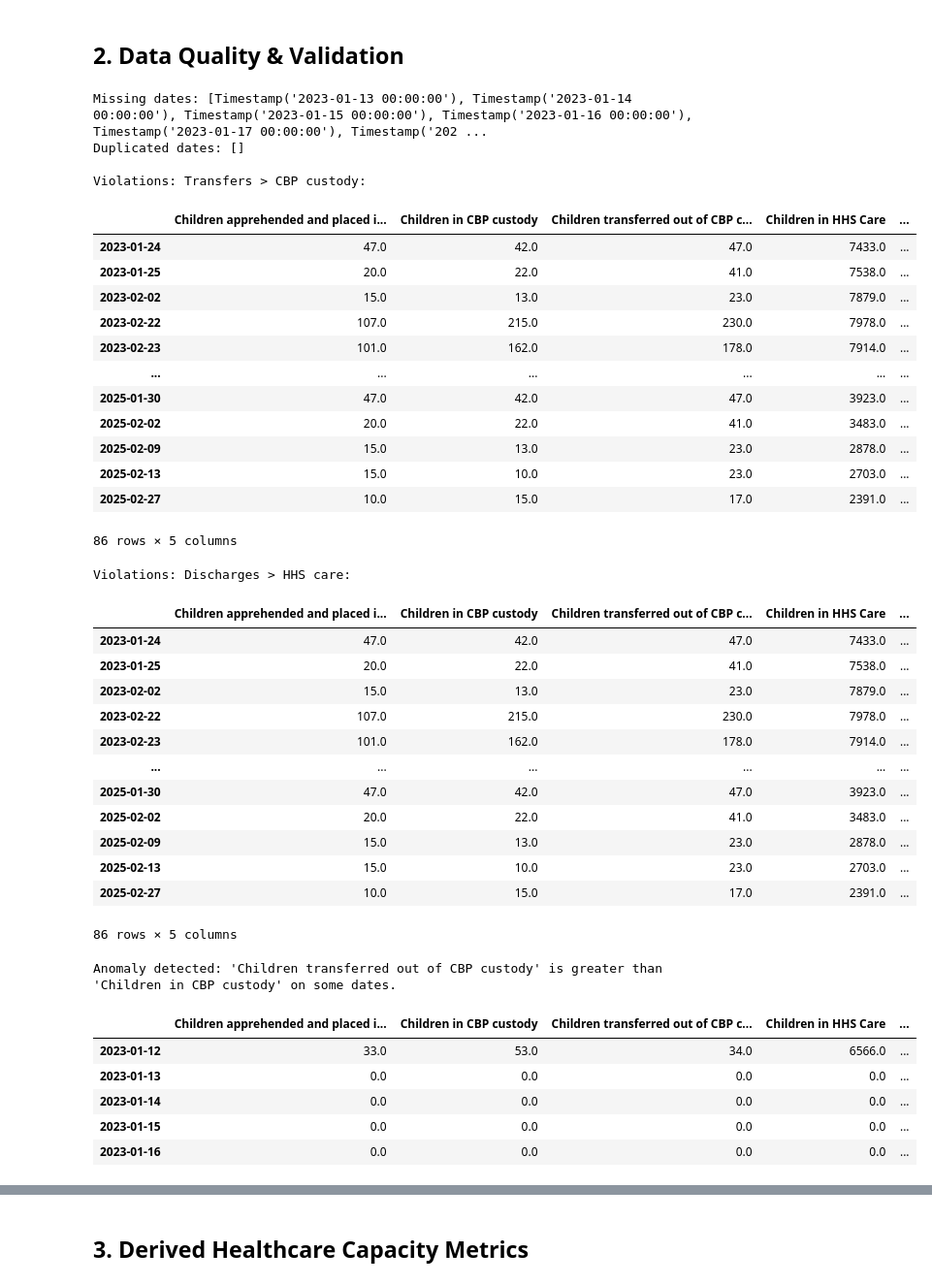
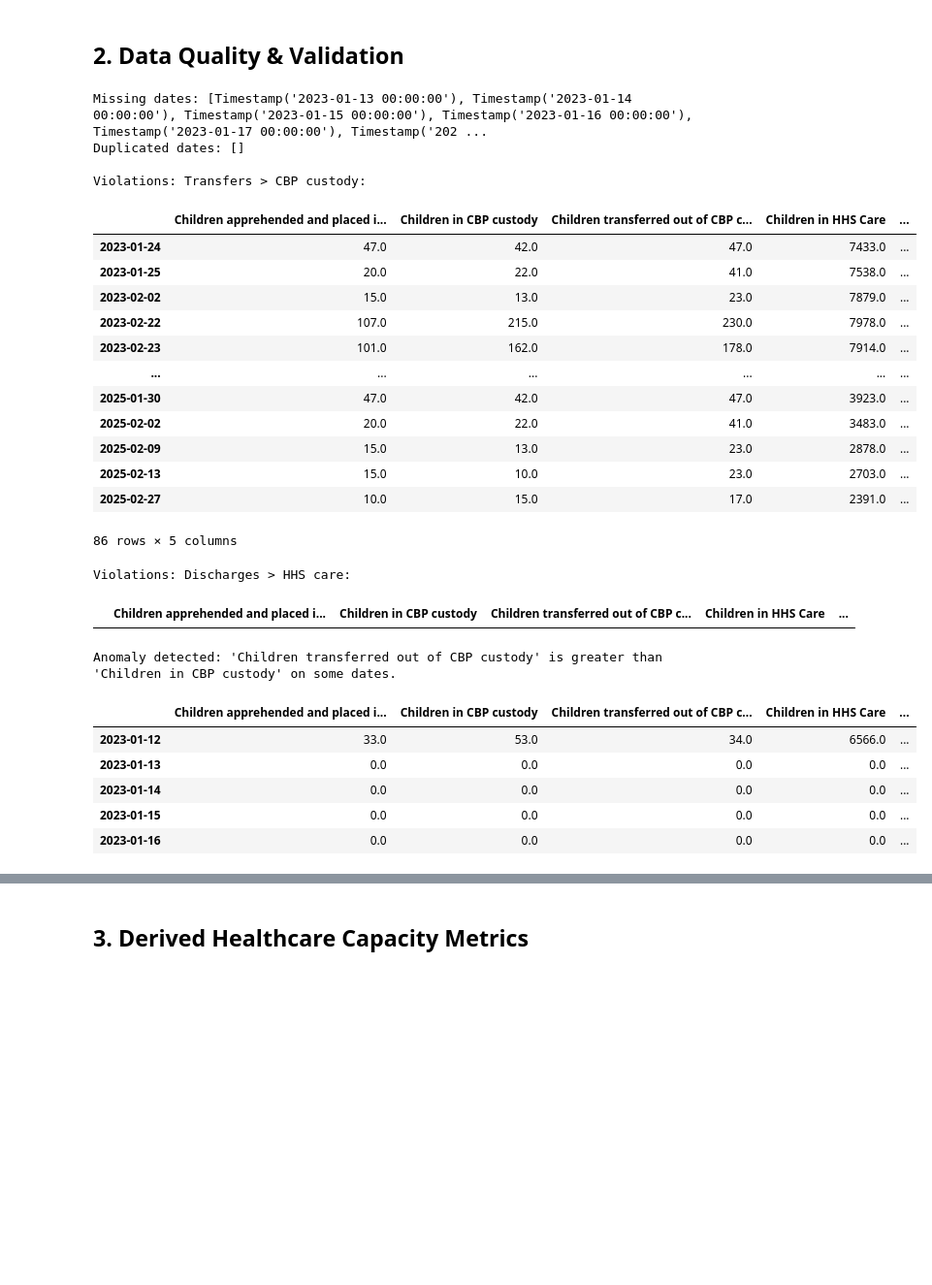
Before and after one commit to Prathamesh666/System-Capacity-Care-Load-Analytics-for-Unaccompanied-Children, a Jupyter notebook: System_Capacity_&_Care_Load_Analytics_for_Unaccompanied_Children.ipynb, the cells around one changed output, grey strips where cells are left out. Shown at 97% size. Saved outputs shown, nothing was run; the diff lists cells and outputs as text; code cells hidden in the pictures; blank space fills up the shorter version.

```diff
--- a/System_Capacity_&_Care_Load_Analytics_for_Unaccompanied_Children.ipynb
+++ b/System_Capacity_&_Care_Load_Analytics_for_Unaccompanied_Children.ipynb
@@ -152,54 +134,42 @@ df = df.fillna(0)
 # Validate logical constraints
 # Transfers <= CBP custody
 constraint_1_violations = df[df['Children transferred out of CBP custody'] > df['Children in CBP custody']]
-print("\nViolations: Transfers > CBP custody:\n")
+print(f"\nViolations: Transfers > CBP custody:\n")
 display(constraint_1_violations)
 
 # Discharges <= HHS care
 constraint_2_violations = df[df['Children discharged from HHS Care'] > df['Children in HHS Care']]
-print("\nViolations: Discharges > HHS care:\n")
-display(constraint_1_violations)
+print(f"\nViolations: Discharges > HHS care:\n")
+display(constraint_2_violations)
 
 # Flag reporting anomalies for transparency (these are the violations identified above)
 if not constraint_1_violations.empty:
     print("\nAnomaly detected: 'Children transferred out of CBP custody' is greater than 'Children in CBP custody' on some dates.")
 if not constraint_2_violations.empty:
     print("\nAnomaly detected: 'Children discharged from HHS Care' is greater than 'Children in HHS Care' on some dates.")
 
 display(df.head())
 # %% [output]
 Missing dates: [Timestamp('2023-01-13 00:00:00'), Timestamp('2023-01-14 00:00:00'), Timestamp('2023-01-15 00:00:00'), Timestamp('2023-01-16 00:00:00'), Timestamp('2023-01-17 00:00:00'), Timestamp('202 ...
 Duplicated dates: []
 
 Violations: Transfers > CBP custody:
 |  | Children apprehended and placed i... | Children in CBP custody | Children transferred out of CBP c... | Children in HHS Care | ... |
 | 2023-01-24 | 47.0 | 42.0 | 47.0 | 7433.0 | ... |
 | 2023-01-25 | 20.0 | 22.0 | 41.0 | 7538.0 | ... |
 | 2023-02-02 | 15.0 | 13.0 | 23.0 | 7879.0 | ... |
 | 2023-02-22 | 107.0 | 215.0 | 230.0 | 7978.0 | ... |
 | 2023-02-23 | 101.0 | 162.0 | 178.0 | 7914.0 | ... |
 | ... | ... | ... | ... | ... | ... |
 | 2025-01-30 | 47.0 | 42.0 | 47.0 | 3923.0 | ... |
 | 2025-02-02 | 20.0 | 22.0 | 41.0 | 3483.0 | ... |
 | 2025-02-09 | 15.0 | 13.0 | 23.0 | 2878.0 | ... |
 | 2025-02-13 | 15.0 | 10.0 | 23.0 | 2703.0 | ... |
 | 2025-02-27 | 10.0 | 15.0 | 17.0 | 2391.0 | ... |
 86 rows × 5 columns
 Violations: Discharges > HHS care:
 |  | Children apprehended and placed i... | Children in CBP custody | Children transferred out of CBP c... | Children in HHS Care | ... |
-| 2023-01-24 | 47.0 | 42.0 | 47.0 | 7433.0 | ... |
-| 2023-01-25 | 20.0 | 22.0 | 41.0 | 7538.0 | ... |
-| 2023-02-02 | 15.0 | 13.0 | 23.0 | 7879.0 | ... |
-| 2023-02-22 | 107.0 | 215.0 | 230.0 | 7978.0 | ... |
-| 2023-02-23 | 101.0 | 162.0 | 178.0 | 7914.0 | ... |
-| ... | ... | ... | ... | ... | ... |
-| 2025-01-30 | 47.0 | 42.0 | 47.0 | 3923.0 | ... |
-| 2025-02-02 | 20.0 | 22.0 | 41.0 | 3483.0 | ... |
-| 2025-02-09 | 15.0 | 13.0 | 23.0 | 2878.0 | ... |
-| 2025-02-13 | 15.0 | 10.0 | 23.0 | 2703.0 | ... |
-| 2025-02-27 | 10.0 | 15.0 | 17.0 | 2391.0 | ... |
-86 rows × 5 columns
+Anomaly detected: 'Children transferred out of CBP custody' is greater than 'Children in CBP custody' on some dates.
-Anomaly detected: 'Children transferred out of CBP custody' is greater than 'Children in CBP custody' on some dates.
 |  | Children apprehended and placed i... | Children in CBP custody | Children transferred out of CBP c... | Children in HHS Care | ... |
 | 2023-01-12 | 33.0 | 53.0 | 34.0 | 6566.0 | ... |
 | 2023-01-13 | 0.0 | 0.0 | 0.0 | 0.0 | ... |
```
Also changed, not shown: parts of 38 cells of this notebook, 8 other files.
